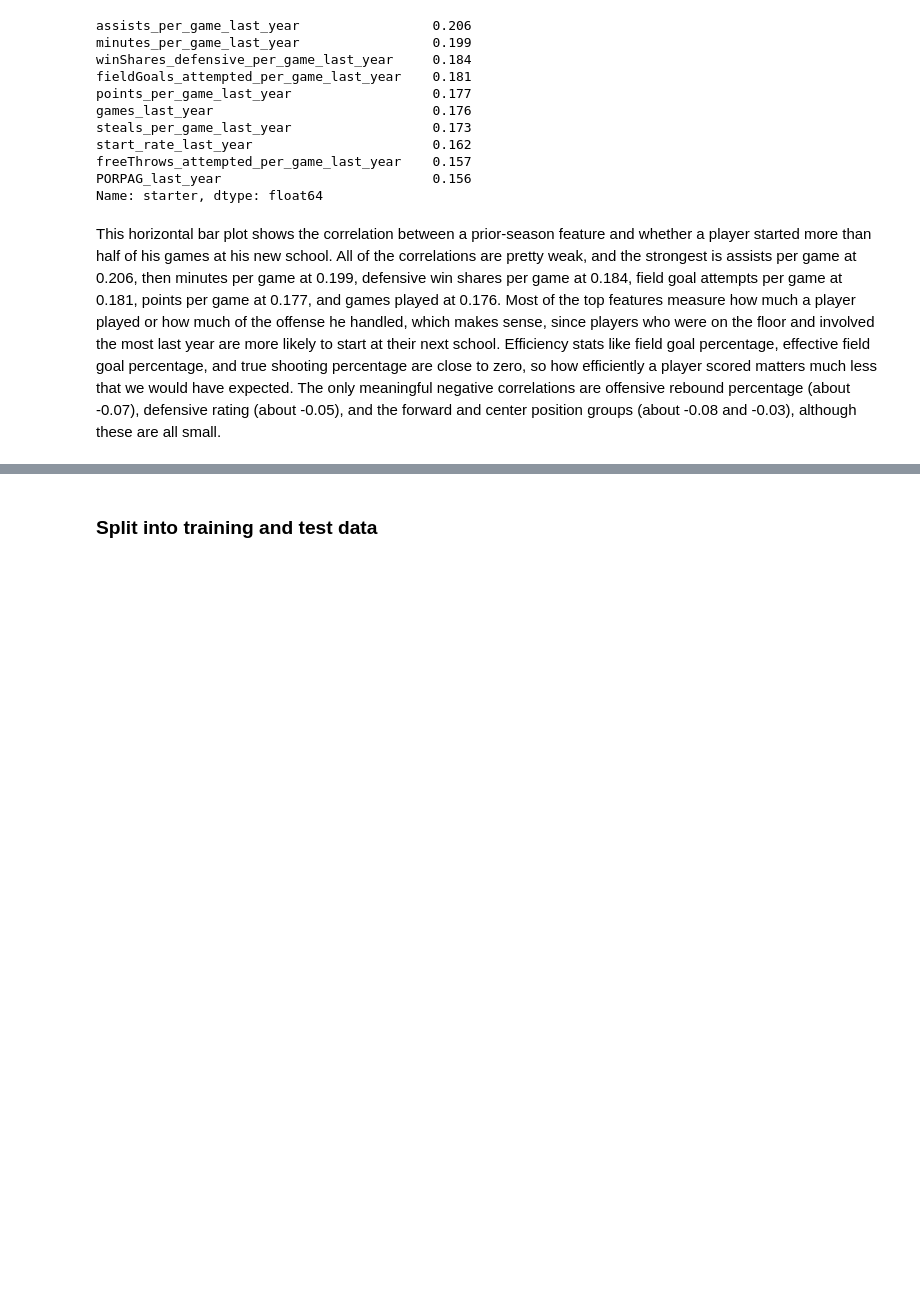
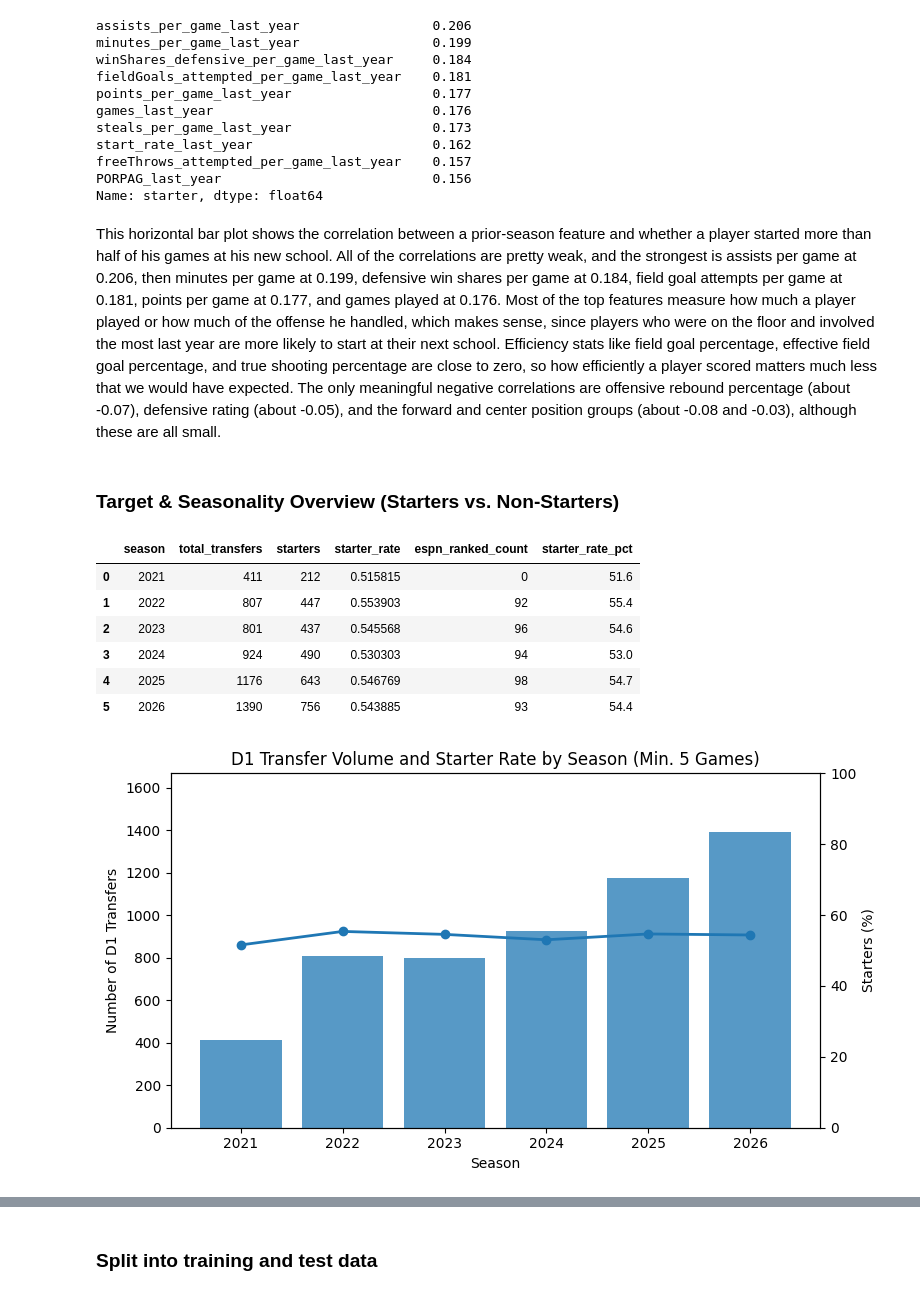
Before and after one commit to eviemcmahan/ds_3001_project_team_6, a Jupyter notebook: notebook.ipynb, the cells around one changed output, grey strips where cells are left out. Cells and saved outputs as stored; diff of their text form; code cells hidden in the pictures; blank space fills up the shorter version.

```diff
--- a/notebook.ipynb
+++ b/notebook.ipynb
@@ -986,3 +986,60 @@ PORPAG_last_year                           0.156
 Name: starter, dtype: float64
 # %% [markdown]
 This horizontal bar plot shows the correlation between a prior-season feature and whether a player started more than half of his games at his new school. All of the correlations are pretty weak, and the strongest is assists per game at 0.206, then minutes per game at 0.199, defensive win shares per game at 0.184, field goal attempts per game at 0.181, points per game at 0.177, and games played at 0.176. Most of the top features measure how much a player played or how much of the offense he handled, which makes sense, since players who were on the floor and involved the most last year are more likely to start at their next school. Efficiency stats like field goal percentage, effective field goal percentage, and true shooting percentage are close to zero, so how efficiently a player scored matters much less that we would have expected. The only meaningful negative correlations are offensive rebound percentage (about -0.07), defensive rating (about -0.05), and the forward and center position groups (about -0.08 and -0.03), although these are all small.
+# %% [markdown]
+### Target & Seasonality Overview (Starters vs. Non-Starters)
+# %%
+import matplotlib.pyplot as plt
+import numpy as np
+import pandas as pd
+
+# Overall starter rate and breakdown by season
+season_summary = (
+    transfers_d1.groupby("season")
+    .agg(
+        total_transfers=("starter", "count"),
+        starters=("starter", "sum"),
+        starter_rate=("starter", "mean"),
+        espn_ranked_count=("espn_preseason_rank", lambda s: s.notna().sum()),
+    )
+    .reset_index()
+)
+season_summary["starter_rate_pct"] = (season_summary["starter_rate"] * 100).round(1)
+display(season_summary)
+
+# Plot transfer volume and starter rate across seasons
+fig, ax1 = plt.subplots(figsize=(8, 4.5))
+
+bars = ax1.bar(
+    season_summary["season"].astype(str),
+    season_summary["total_transfers"],
+    alpha=0.75,
+    label="D1 Transfers (n)",
+)
+ax1.set_xlabel("Season")
+ax1.set_ylabel("Number of D1 Transfers")
+ax1.set_ylim(0, season_summary["total_transfers"].max() * 1.2)
+
+ax2 = ax1.twinx()
+line = ax2.plot(
+    season_summary["season"].astype(str),
+    season_summary["starter_rate"] * 100,
+    marker="o",
+    linewidth=2,
+    label="Starter Rate (%)",
+)
+ax2.set_ylabel("Starters (%)")
+ax2.set_ylim(0, 100)
+
+plt.title("D1 Transfer Volume and Starter Rate by Season (Min. 5 Games)")
+fig.tight_layout()
+plt.show()
+# %% [output]
+|  | season | total_transfers | starters | starter_rate | espn_ranked_count | starter_rate_pct |
+| 0 | 2021 | 411 | 212 | 0.515815 | 0 | 51.6 |
+| 1 | 2022 | 807 | 447 | 0.553903 | 92 | 55.4 |
+| 2 | 2023 | 801 | 437 | 0.545568 | 96 | 54.6 |
+| 3 | 2024 | 924 | 490 | 0.530303 | 94 | 53.0 |
+| 4 | 2025 | 1176 | 643 | 0.546769 | 98 | 54.7 |
+| 5 | 2026 | 1390 | 756 | 0.543885 | 93 | 54.4 |
+[figure, added]
```
Also changed, not shown: parts of 28 cells of this notebook.
